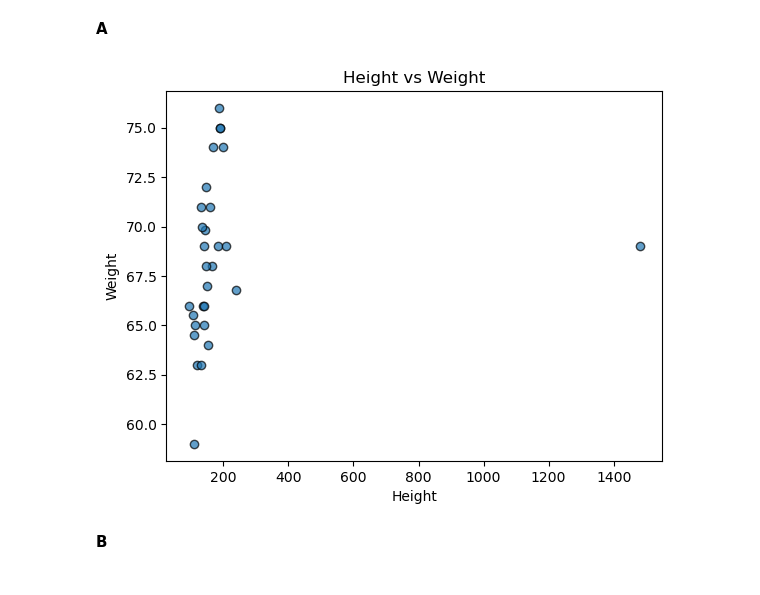
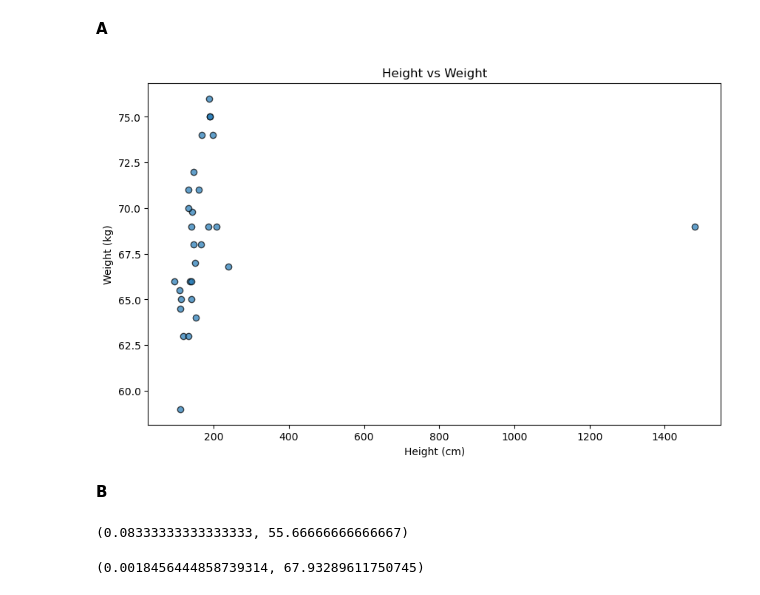
Before and after one commit to DavidRozenblumStudent/statisics_course_data_files, a Jupyter notebook: hw_3.ipynb, the cells around one changed output. Saved outputs shown, nothing was run; the diff lists cells and outputs as text; code cells hidden in the pictures.

```diff
--- a/hw_3.ipynb
+++ b/hw_3.ipynb
@@ -6,19 +7,45 @@ import scipy.stats as stats
 # %% [markdown]
 **Q1**
 # %%
-heights_data = pd.read_csv('../statsics_course_data_files/heights and weights.csv')
+heights_data = pd.read_csv('../statsics_course_data_files/heights.csv')
 heights_data.head(10)
 X = heights_data.loc[:, 'HEIGHT'].values
 Y = heights_data.loc[:, 'WEIGHT'].values
 # %% [markdown]
 **A**
 # %%
+plt.figure(figsize=(10, 6))
 plt.scatter(X, Y, alpha=0.7, edgecolors='k')
-plt.xlabel('Height')
-plt.ylabel('Weight')
+plt.xlabel('Height (cm)')
+plt.ylabel('Weight (kg)')
 plt.title('Height vs Weight')
 plt.show()
 # %% [output]
-[figure, old version]
+[figure, new version]
 # %% [markdown]
 **B**
+# %%
+def robust_linear_regression(X, Y):
+    Y_h = Y[math.ceil(len(X) * 2 / 3):]
+    Y_l = Y[:math.ceil(len(X) * 1 / 3)]
+
+    b = (np.median(Y_h) - np.median(Y_l)) / (X[math.ceil(len(X) * 5 / 6)] - X[math.ceil(len(X) * 1 / 6)])
+    a = np.median(Y - b * X)
+
+    return b, a
+robust_linear_regression(X, Y)
+# %% [output]
+(0.08333333333333333, 55.66666666666667)
+# %%
+def least_squares_regression(X, Y):
+        X_mean = np.mean(X)
+        Y_mean = np.mean(Y)
+
+        # Calculate the slope (b) and intercept (a) using least squares method
+        b = (np.sum((X - X_mean) * (Y - Y_mean))) / (np.sum((X - X_mean)**2))
+        a = Y_mean - b * X_mean
+
+        return b, a
+least_squares_regression(X, Y)
+# %% [output]
+(0.0018456444858739314, 67.93289611750745)
```
Also changed, not shown: parts of 8 cells of this notebook, 1 other file.
